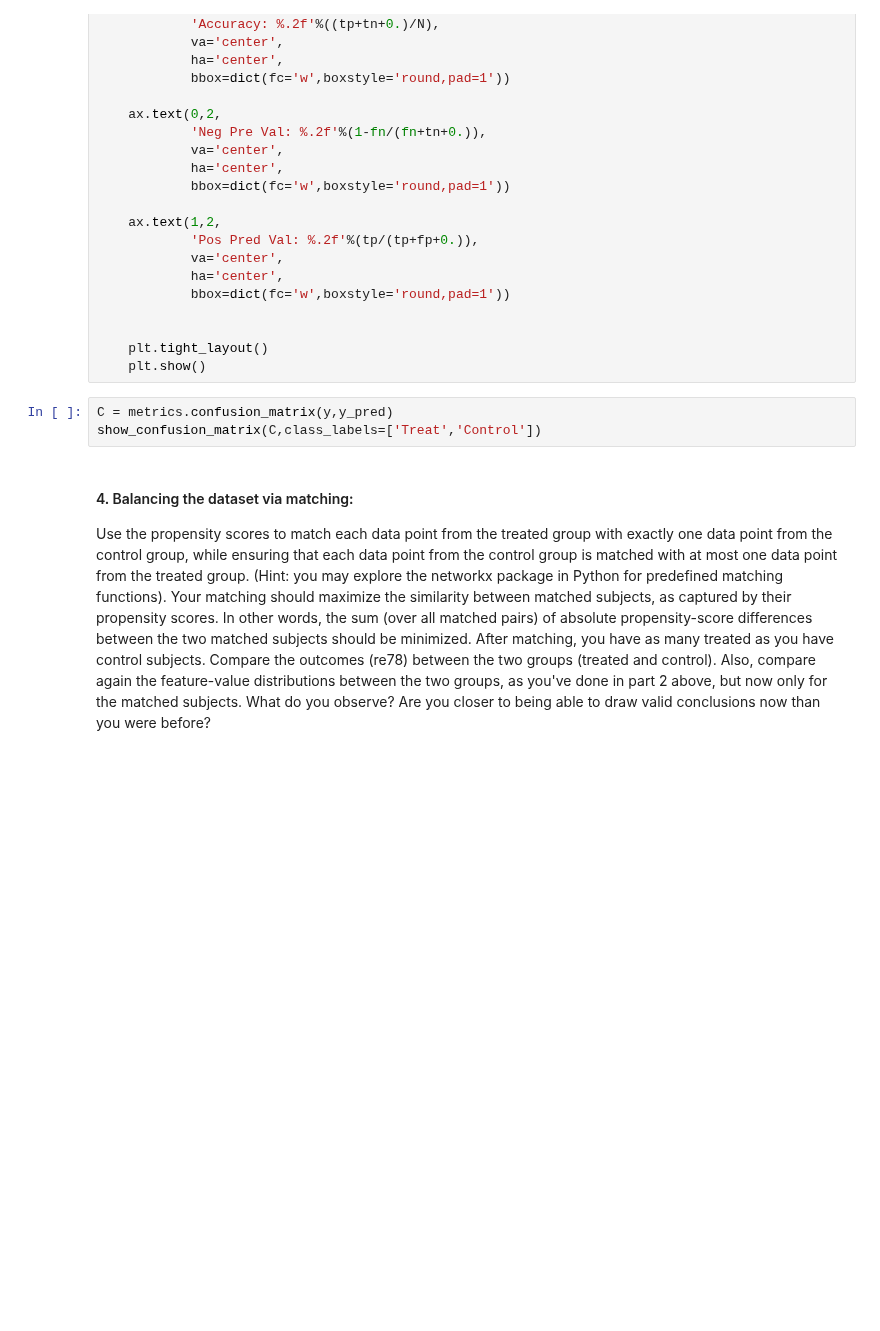
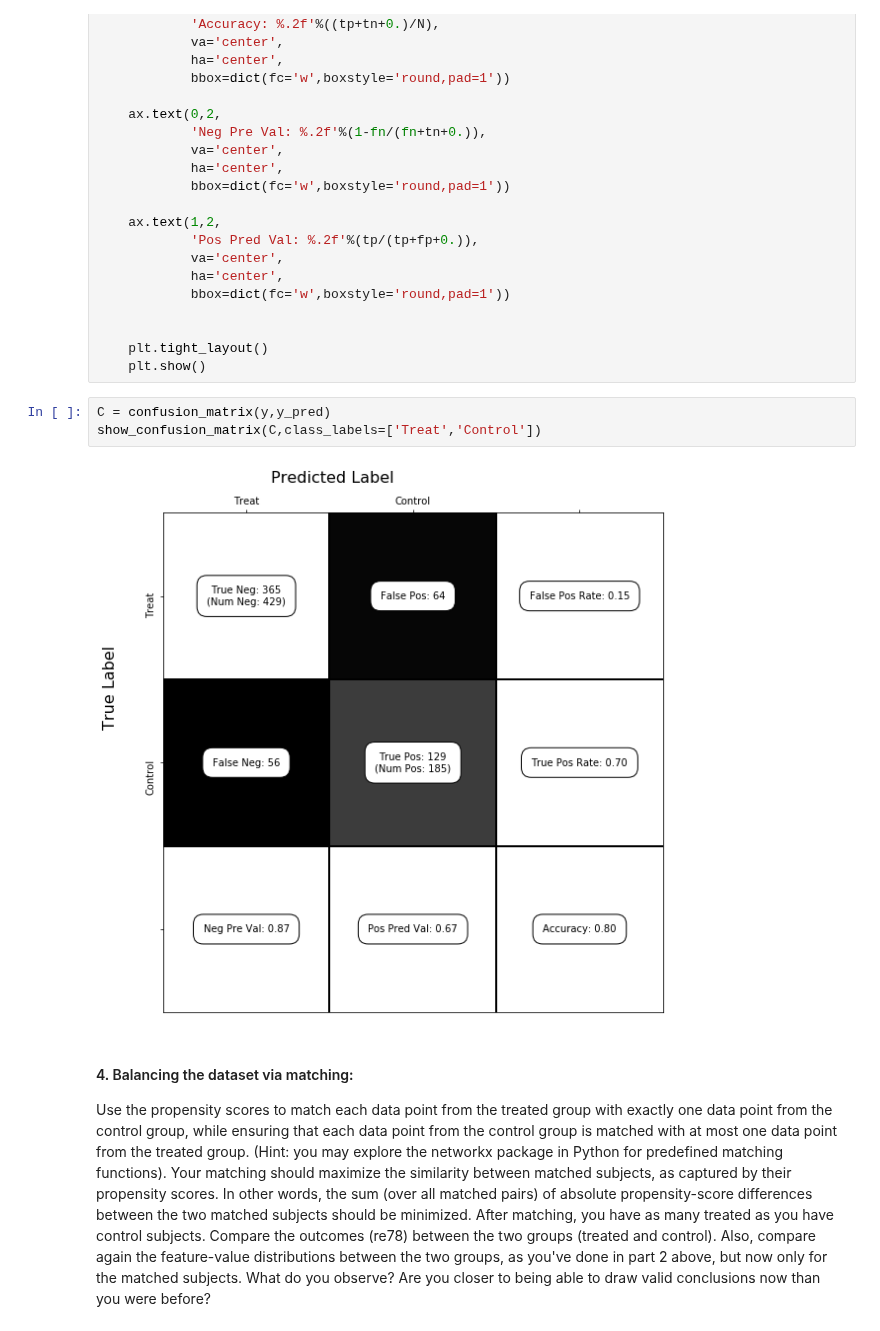
Before and after one commit to sbeuret/ADAProject_Bacsa_Beuret_Santarelli, a Jupyter notebook: 04 - Applied ML/Homework4.ipynb, the cells around one changed output. Drawn from its saved outputs; the diff is of its cells as text; blank space fills up the shorter version.

```diff
--- a/04 - Applied ML/Homework4.ipynb
+++ b/04 - Applied ML/Homework4.ipynb
@@ -223,8 +254,10 @@ def show_confusion_matrix(C,class_labels=['0','1']):
     plt.tight_layout()
     plt.show()
 # %%
-C = metrics.confusion_matrix(y,y_pred)
+C = confusion_matrix(y,y_pred)
 show_confusion_matrix(C,class_labels=['Treat','Control'])
+# %% [output]
+[figure, added]
 # %% [markdown]
 #### 4. Balancing the dataset via matching:
 
```
Also changed, not shown: parts of 30 cells of this notebook.
